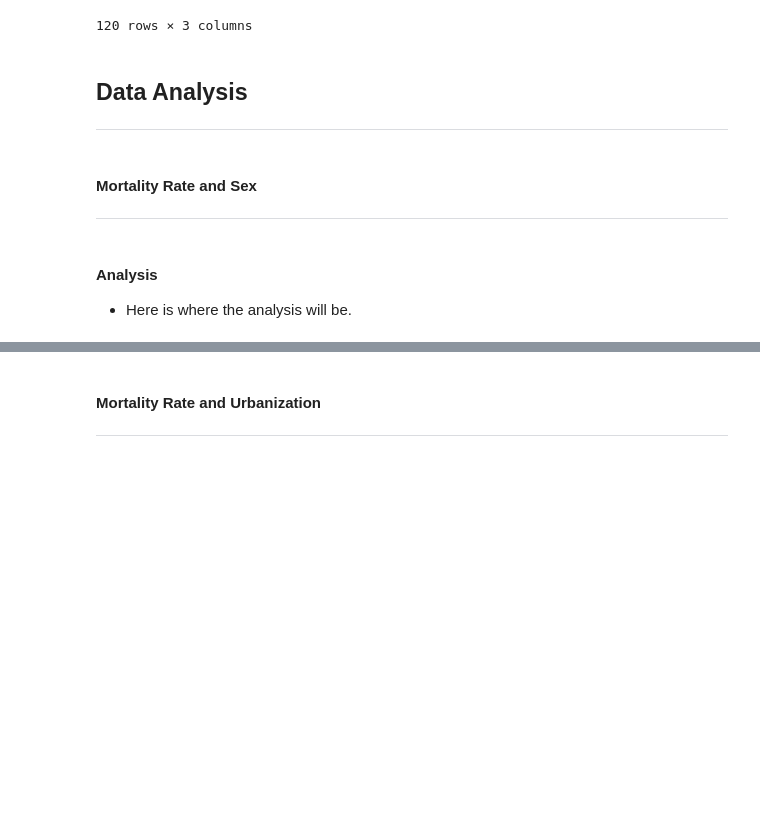
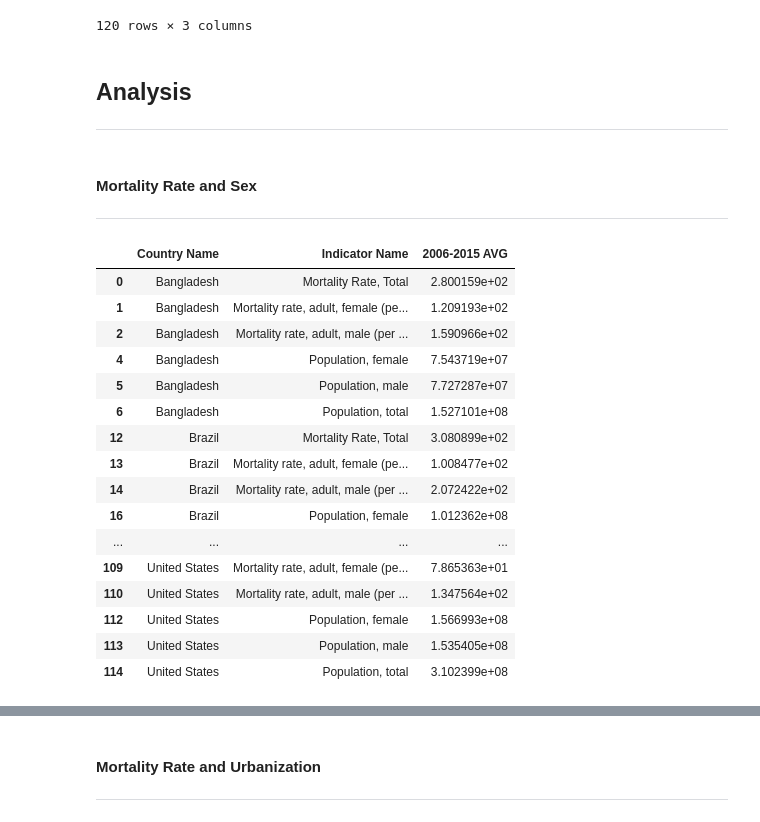
Before and after one commit to ralphy32/project_1, a Jupyter notebook: project1.ipynb, the cells around one changed output, grey strips where cells are left out. Cells and saved outputs as stored; diff of their text form; code cells hidden in the pictures; blank space fills up the shorter version.

```diff
--- a/project1.ipynb
+++ b/project1.ipynb
@@ -187,14 +163,38 @@ final_cleaned_df
 | 119 | United States | Urban population | 2.508867e+08 |
 120 rows × 3 columns
 # %% [markdown]
-## Data Analysis
+## Analysis
 --------
 # %% [markdown]
 #### Mortality Rate and Sex
 --------
 # %%
 # Create bar chart with mortality rate as y-axis and each of the sexes as a bar across all nations
-# %% [markdown]
-#### Analysis
-
-- Here is where the analysis will be.
+# %%
+#Create dataframe to run visualization on
+gender_df = final_cleaned_df.loc[(final_cleaned_df["Indicator Name"] == "Mortality Rate, Total") |
+(final_cleaned_df["Indicator Name"] == "Population, female") |
+(final_cleaned_df["Indicator Name"] == "Mortality rate, adult, female (per 1,000 female adults)") |
+(final_cleaned_df["Indicator Name"] == "Mortality rate, adult, male (per 1,000 male adults)") |
+(final_cleaned_df["Indicator Name"] == "Population, male") |
+(final_cleaned_df["Indicator Name"] == "Population, total")
+,:]
+gender_df
+# %% [output]
+|  | Country Name | Indicator Name | 2006-2015 AVG |
+| 0 | Bangladesh | Mortality Rate, Total | 2.800159e+02 |
+| 1 | Bangladesh | Mortality rate, adult, female (pe... | 1.209193e+02 |
+| 2 | Bangladesh | Mortality rate, adult, male (per ... | 1.590966e+02 |
+| 4 | Bangladesh | Population, female | 7.543719e+07 |
+| 5 | Bangladesh | Population, male | 7.727287e+07 |
+| 6 | Bangladesh | Population, total | 1.527101e+08 |
+| 12 | Brazil | Mortality Rate, Total | 3.080899e+02 |
+| 13 | Brazil | Mortality rate, adult, female (pe... | 1.008477e+02 |
+| 14 | Brazil | Mortality rate, adult, male (per ... | 2.072422e+02 |
+| 16 | Brazil | Population, female | 1.012362e+08 |
+| ... | ... | ... | ... |
+| 109 | United States | Mortality rate, adult, female (pe... | 7.865363e+01 |
+| 110 | United States | Mortality rate, adult, male (per ... | 1.347564e+02 |
+| 112 | United States | Population, female | 1.566993e+08 |
+| 113 | United States | Population, male | 1.535405e+08 |
+| 114 | United States | Population, total | 3.102399e+08 |
```
Also changed, not shown: parts of 41 cells of this notebook.
